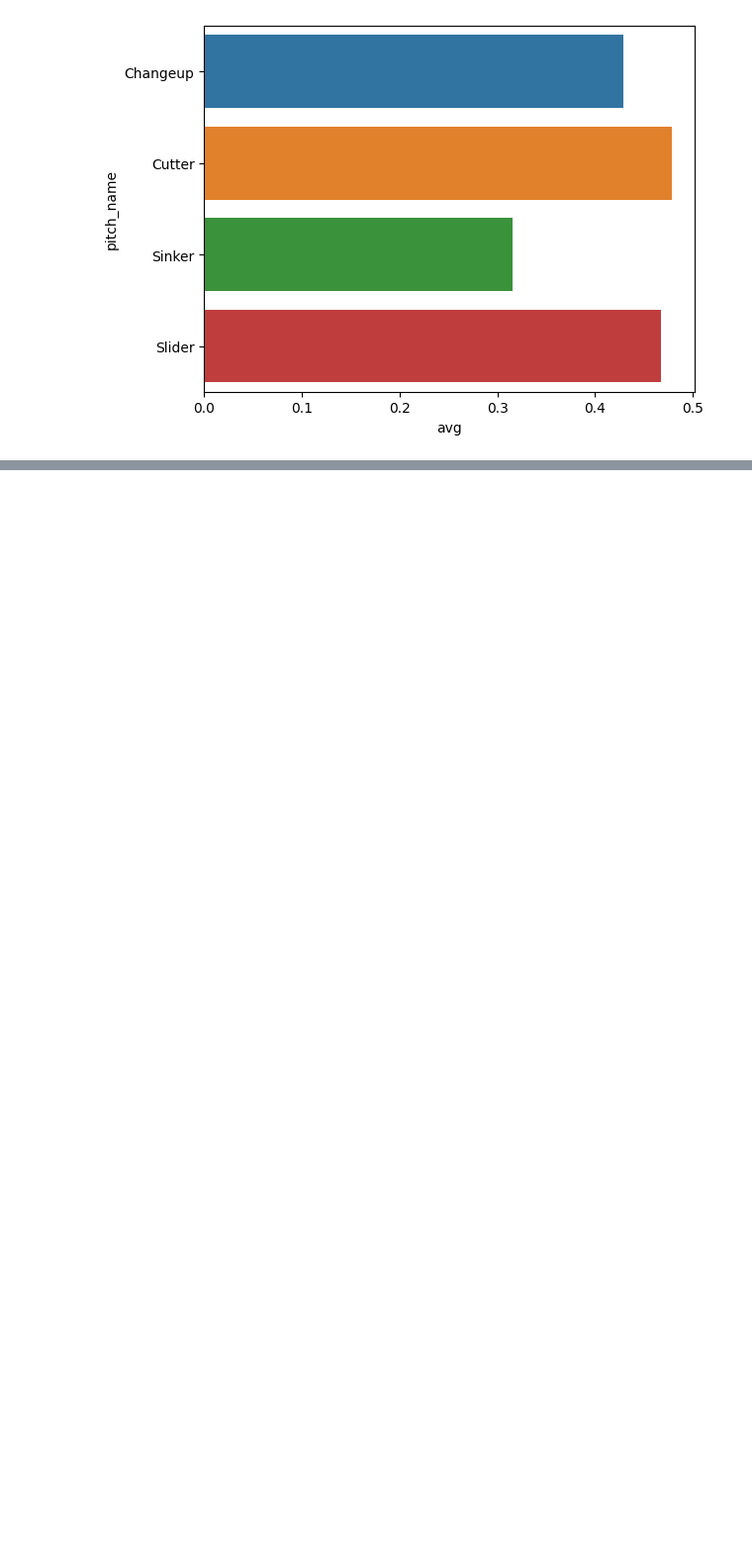
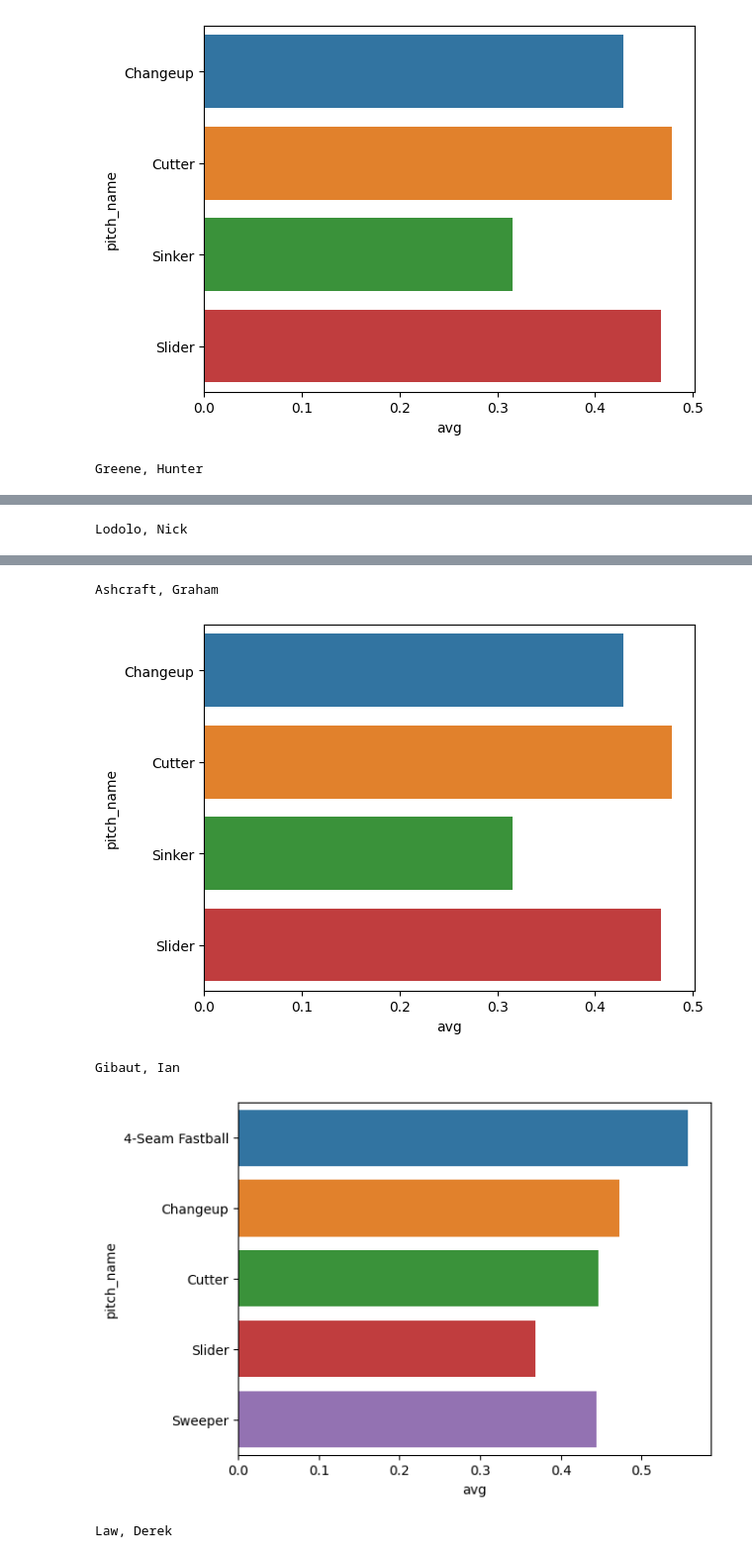
Before and after one commit to fedechaves/nw-bc, a Jupyter notebook: day1.ipynb, the cells around one changed output, grey strips where cells are left out. Shown at 99% size. Drawn from its saved outputs; the diff is of its cells as text; code cells hidden in the pictures; blank space fills up the shorter version.

```diff
--- a/day1.ipynb
+++ b/day1.ipynb
@@ -359,3 +359,13 @@ plt.show()
 [figure]
 [figure]
 [figure]
+# %%
+pitchers = ['Greene, Hunter', 'Lodolo, Nick', 'Ashcraft, Graham', 'Gibaut, Ian', 'Law, Derek']
+
+for pitcher in pitchers:
+  print(pitcher)
+  df_plt = df3.loc[df3['pitcher_name']==pitcher]
+  sns.barplot(data=df_plt, x='avg', y='pitch_name')
+  plt.show()
+# %% [output]
+Greene, Hunter
@@ -361,0 +373 @@ plt.show()
+Lodolo, Nick
@@ -361,0 +375,5 @@ plt.show()
+Ashcraft, Graham
+[figure, added]
+Gibaut, Ian
+[figure, added]
+Law, Derek
```
Also changed, not shown: parts of 3 cells of this notebook.
